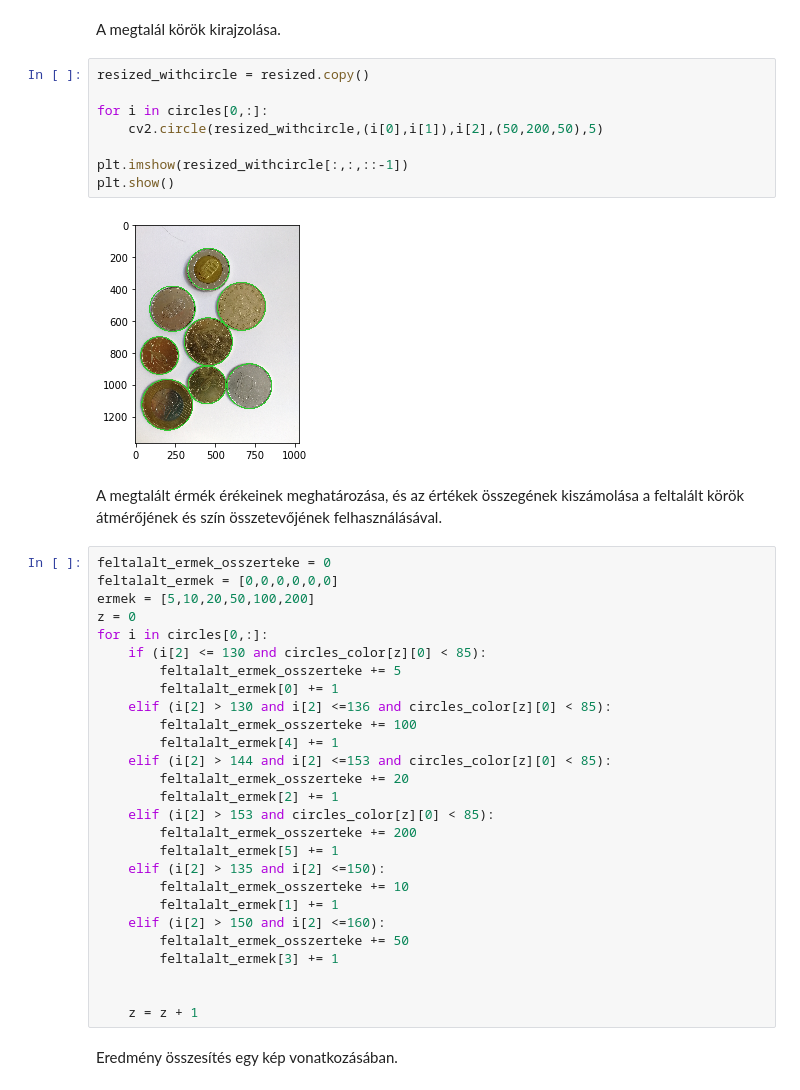
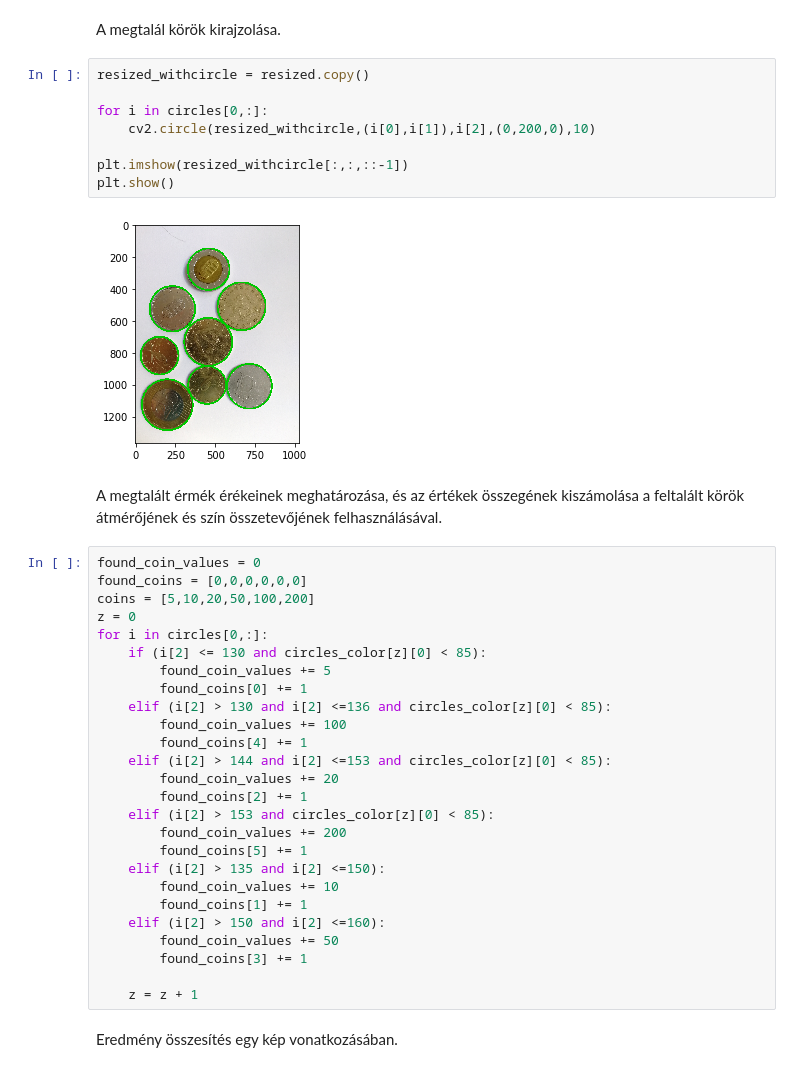
Before and after one commit to kissvik/SZE_gepi_latas, a Jupyter notebook: coin.ipynb, the cells around one changed output. Cells and saved outputs as stored; diff of their text form.

```diff
--- a/coin.ipynb
+++ b/coin.ipynb
@@ -107,40 +107,39 @@ A megtalál körök kirajzolása.
 # %%
 resized_withcircle = resized.copy()
 
 for i in circles[0,:]:
-    cv2.circle(resized_withcircle,(i[0],i[1]),i[2],(50,200,50),5)
+    cv2.circle(resized_withcircle,(i[0],i[1]),i[2],(0,200,0),10)
 
 plt.imshow(resized_withcircle[:,:,::-1])
 plt.show()
 # %% [output]
-[figure, old version]
+[figure, new version]
 # %% [markdown]
 A megtalált érmék érékeinek meghatározása, és az értékek összegének kiszámolása a feltalált körök átmérőjének és szín összetevőjének felhasználásával.
 # %%
-feltalalt_ermek_osszerteke = 0
-feltalalt_ermek = [0,0,0,0,0,0]
-ermek = [5,10,20,50,100,200]
+found_coin_values = 0
+found_coins = [0,0,0,0,0,0]
+coins = [5,10,20,50,100,200]
 z = 0
 for i in circles[0,:]:
     if (i[2] <= 130 and circles_color[z][0] < 85):
-        feltalalt_ermek_osszerteke += 5
-        feltalalt_ermek[0] += 1
+        found_coin_values += 5
+        found_coins[0] += 1
     elif (i[2] > 130 and i[2] <=136 and circles_color[z][0] < 85):
-        feltalalt_ermek_osszerteke += 100
-        feltalalt_ermek[4] += 1
+        found_coin_values += 100
+        found_coins[4] += 1
     elif (i[2] > 144 and i[2] <=153 and circles_color[z][0] < 85):
-        feltalalt_ermek_osszerteke += 20
-        feltalalt_ermek[2] += 1
+        found_coin_values += 20
+        found_coins[2] += 1
     elif (i[2] > 153 and circles_color[z][0] < 85):
-        feltalalt_ermek_osszerteke += 200
-        feltalalt_ermek[5] += 1
+        found_coin_values += 200
+        found_coins[5] += 1
     elif (i[2] > 135 and i[2] <=150):
-        feltalalt_ermek_osszerteke += 10
-        feltalalt_ermek[1] += 1
+        found_coin_values += 10
+        found_coins[1] += 1
     elif (i[2] > 150 and i[2] <=160):
-        feltalalt_ermek_osszerteke += 50
-        feltalalt_ermek[3] += 1
-
+        found_coin_values += 50
+        found_coins[3] += 1
 
     z = z + 1
 # %% [markdown]
```
Also changed, not shown: parts of 2 cells of this notebook.
